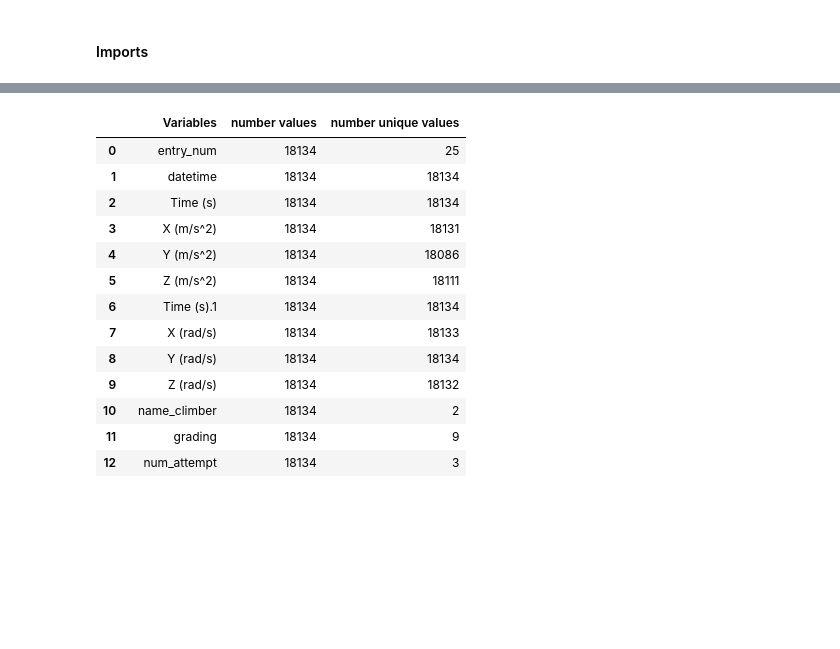
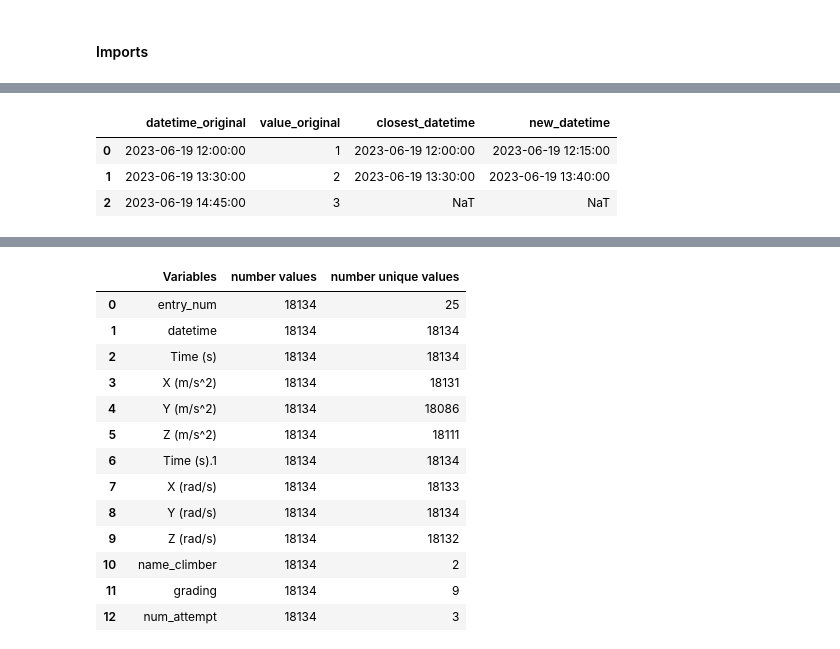
Before and after one commit to timmooren/ML4QS, a Jupyter notebook: ryo.ipynb, the cells around one changed output, grey strips where cells are left out. Drawn from its saved outputs; the diff is of its cells as text; code cells hidden in the pictures; blank space fills up the shorter version.

```diff
--- a/ryo.ipynb
+++ b/ryo.ipynb
@@ -169,0 +143,24 @@ data['datetime'].isna().sum()
+# %%
+import pandas as pd
+
+# Original DataFrame with datetime entries
+df_original = pd.DataFrame({
+    'datetime_original': pd.to_datetime(['2023-06-19 12:00:00', '2023-06-19 13:30:00', '2023-06-19 14:45:00']),
+    'value_original': [1, 2, 3]
+})
+
+# New datetime entries
+new_datetimes = pd.to_datetime(['2023-06-19 12:15:00', '2023-06-19 13:40:00'])
+print(new_datetimes)
+
+# Find closest respective dates
+closest_dates = new_datetimes.map(lambda x: df_original['datetime_original'].iloc[(df_original['datetime_original'] - x).abs().idxmin()])
+
+# Create a DataFrame with the closest respective dates
+df_new = pd.DataFrame({'closest_datetime': closest_dates, 'new_datetime': new_datetimes})
+
+# Merge the original DataFrame with the closest respective dates
+merged_df = pd.merge(df_original, df_new, left_on='datetime_original', right_on='closest_datetime', how='outer')
+
+merged_df
+# %% [output]
@@ -170,3 +169,7 @@ data['datetime'].isna().sum()
+|  | datetime_original | value_original | closest_datetime | new_datetime |
+| 0 | 2023-06-19 12:00:00 | 1 | 2023-06-19 12:00:00 | 2023-06-19 12:15:00 |
+| 1 | 2023-06-19 13:30:00 | 2 | 2023-06-19 13:30:00 | 2023-06-19 13:40:00 |
+| 2 | 2023-06-19 14:45:00 | 3 | NaT | NaT |
 # %%
 data_tim = pd.read_csv('/Users/ryonamba/Documents/VU/VU-master_year_1/ML_quantified_self/ML4QS/datasets/raw_data_tim_copy.csv')
 data_sien = pd.read_csv('/Users/ryonamba/Documents/VU/VU-master_year_1/ML_quantified_self/ML4QS/datasets/raw_data_sien_copy.csv')
```
Also changed, not shown: parts of 17 cells of this notebook, 1 other file.
